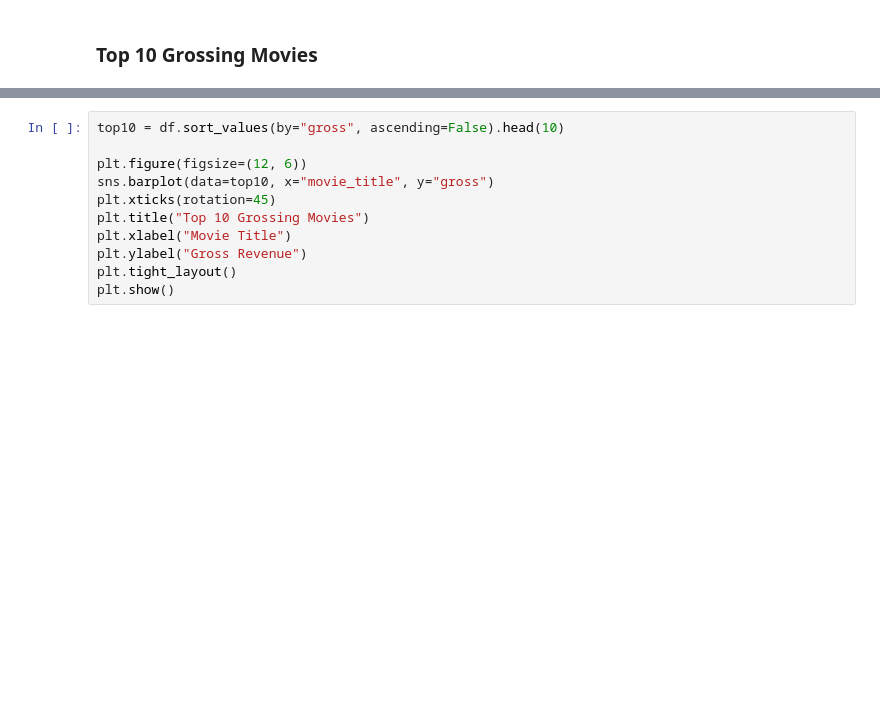
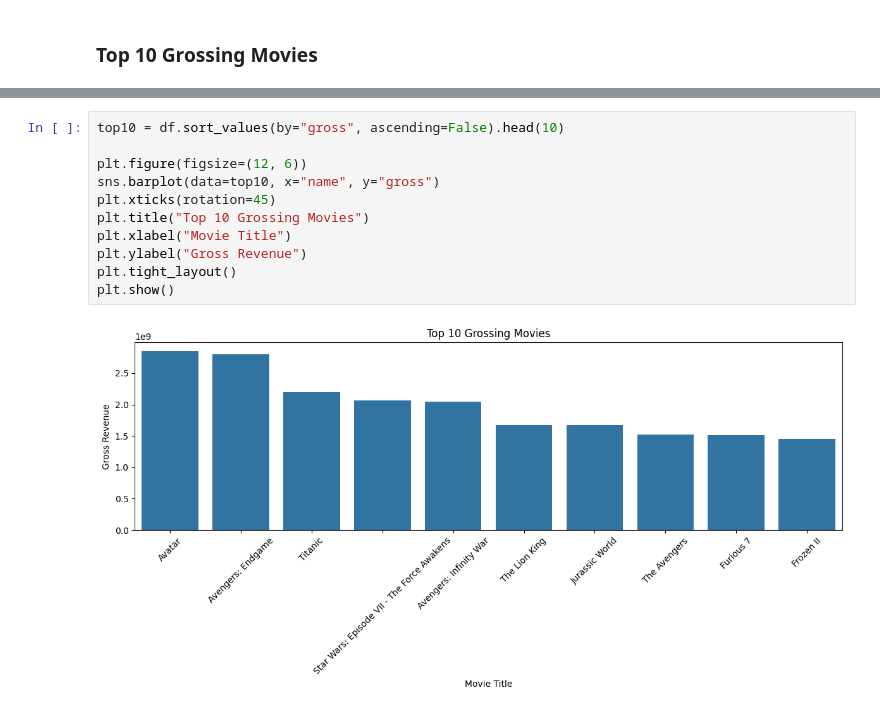
Before and after one commit to Shyam136/Group-1_Intro-to-DS-Programming, a Jupyter notebook: adam_analysis.ipynb, the cells around one changed output, grey strips where cells are left out. Saved outputs shown, nothing was run; the diff lists cells and outputs as text; blank space fills up the shorter version.

Commit message:
Fixing Seaborn graphics

```diff
--- a/adam_analysis.ipynb
+++ b/adam_analysis.ipynb
@@ -30,11 +43,13 @@ plt.show()
 # %%
 top10 = df.sort_values(by="gross", ascending=False).head(10)
 
 plt.figure(figsize=(12, 6))
-sns.barplot(data=top10, x="movie_title", y="gross")
+sns.barplot(data=top10, x="name", y="gross")
 plt.xticks(rotation=45)
 plt.title("Top 10 Grossing Movies")
 plt.xlabel("Movie Title")
 plt.ylabel("Gross Revenue")
 plt.tight_layout()
 plt.show()
+# %% [output]
+[figure, added]
```
Also changed, not shown: parts of 4 cells of this notebook.
